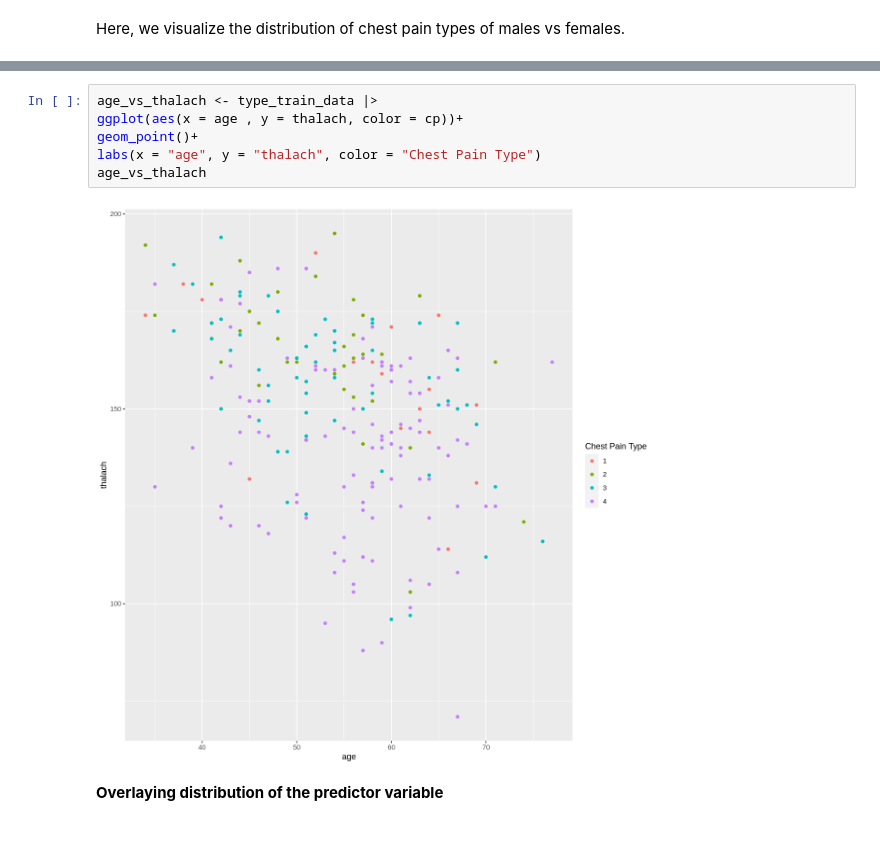
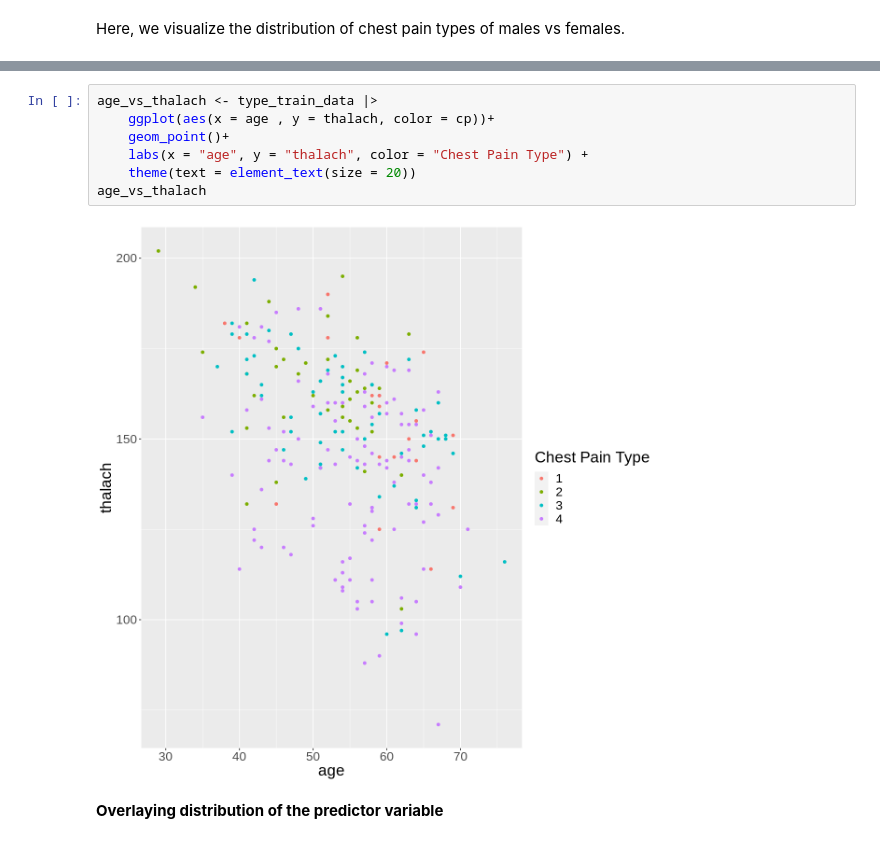
Before and after one commit to Yuvitee/DSCI-100-project, a Jupyter notebook: Heart Disease Proposal.ipynb, the cells around one changed output, grey strips where cells are left out. Drawn from its saved outputs; the diff is of its cells as text.

```diff
--- a/Heart Disease Proposal.ipynb
+++ b/Heart Disease Proposal.ipynb
@@ -302,11 +305,12 @@ sex_vs_fbs
 # %%
 age_vs_thalach <- type_train_data |>
-ggplot(aes(x = age , y = thalach, color = cp))+
-geom_point()+
-labs(x = "age", y = "thalach", color = "Chest Pain Type")
+    ggplot(aes(x = age , y = thalach, color = cp))+
+    geom_point()+
+    labs(x = "age", y = "thalach", color = "Chest Pain Type") +
+    theme(text = element_text(size = 20))
 age_vs_thalach
 # %% [output]
-[figure, old version]
+[figure, new version]
 # %% [markdown]
 **Overlaying distribution of the predictor variable**
 # %%
```
Also changed, not shown: parts of 12 cells of this notebook.
